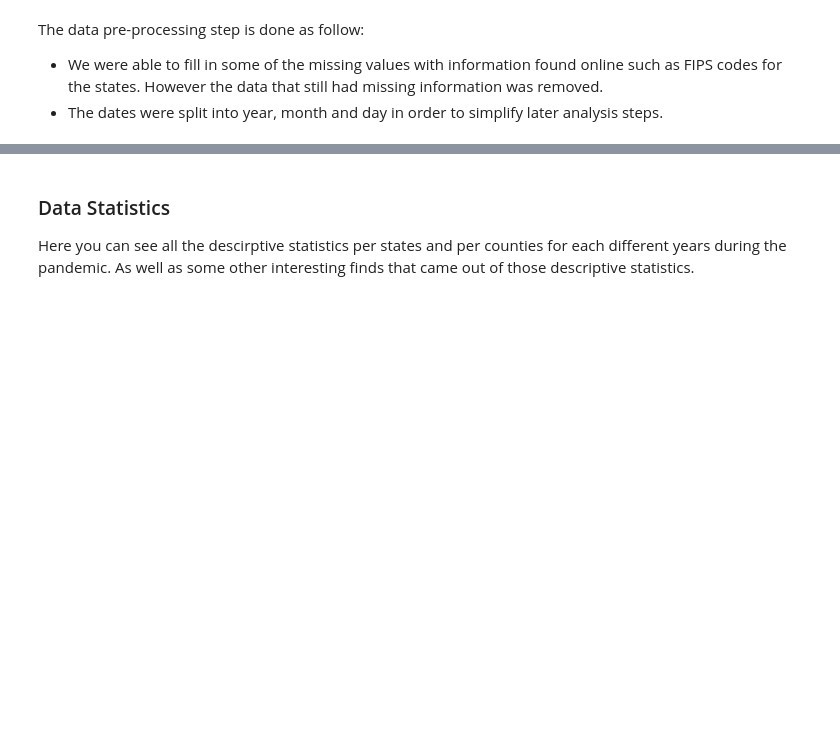
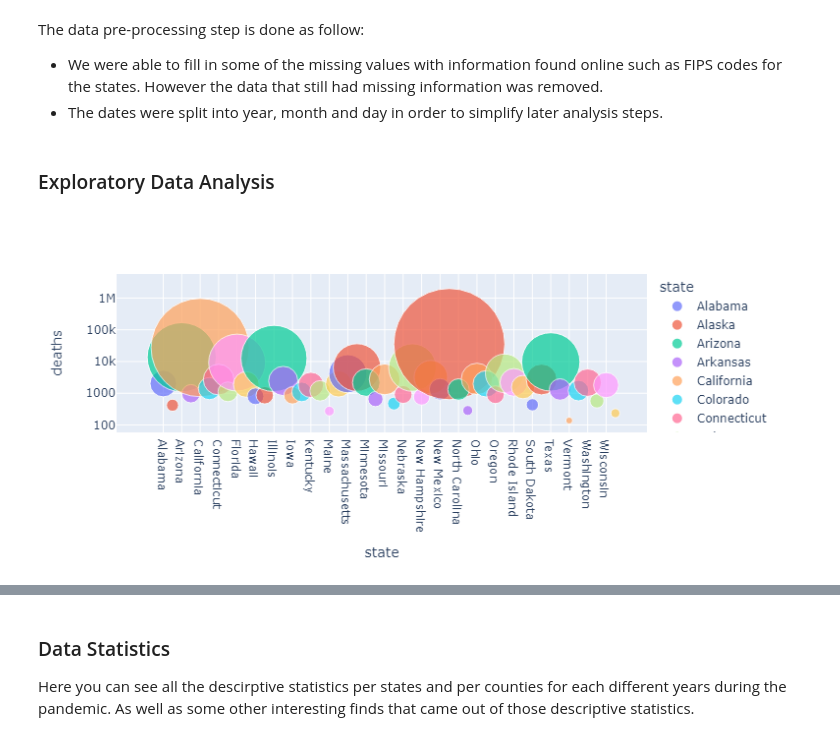
Before and after one commit to thibtd/covid_19_MDA, a Jupyter notebook: mda_covid_011.ipynb, the cells around one changed output, grey strips where cells are left out. Saved outputs shown, nothing was run; the diff lists cells and outputs as text; code cells hidden in the pictures; blank space fills up the shorter version.

```diff
--- a/mda_covid_011.ipynb
+++ b/mda_covid_011.ipynb
@@ -71,3 +71,5 @@ counties22_clean = mda.counties_preprocessing(counties22)
 The data pre-processing step is done as follow:
 - We were able to fill in some of the missing values with information found online such as FIPS codes for the states. However the data that still had missing information was removed.
 - The dates were split into year, month and day in order to simplify later analysis steps.
+# %% [markdown]
+### Exploratory Data Analysis
@@ -73,0 +84,6 @@ The data pre-processing step is done as follow:
+# %%
+px.scatter(perstate21, x='state', y='deaths',
+           hover_data=['cases'],
+           color='state', size='deaths', size_max=80, log_y=True)
+# %% [output]
+[figure, added]
```
Also changed, not shown: parts of 15 cells of this notebook.
